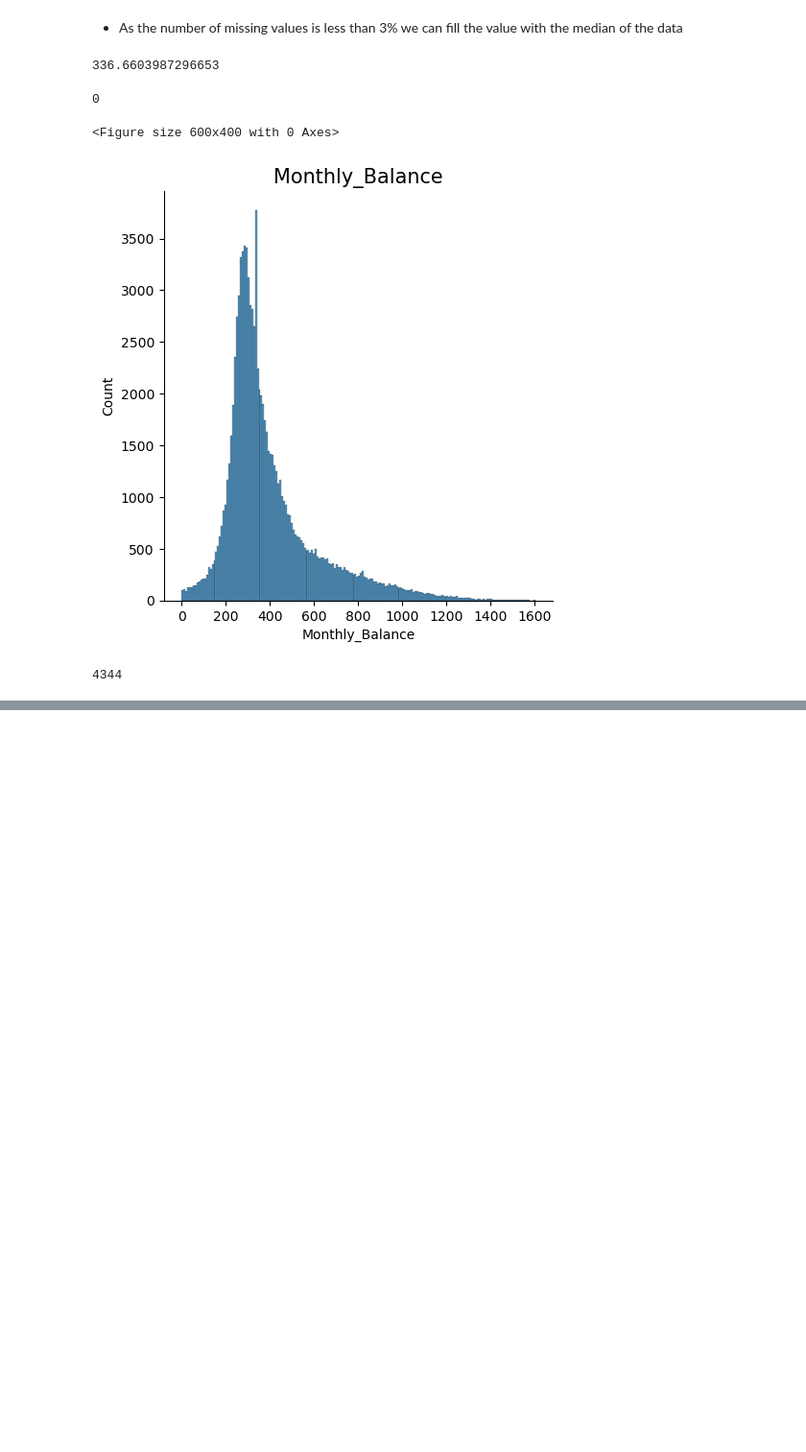
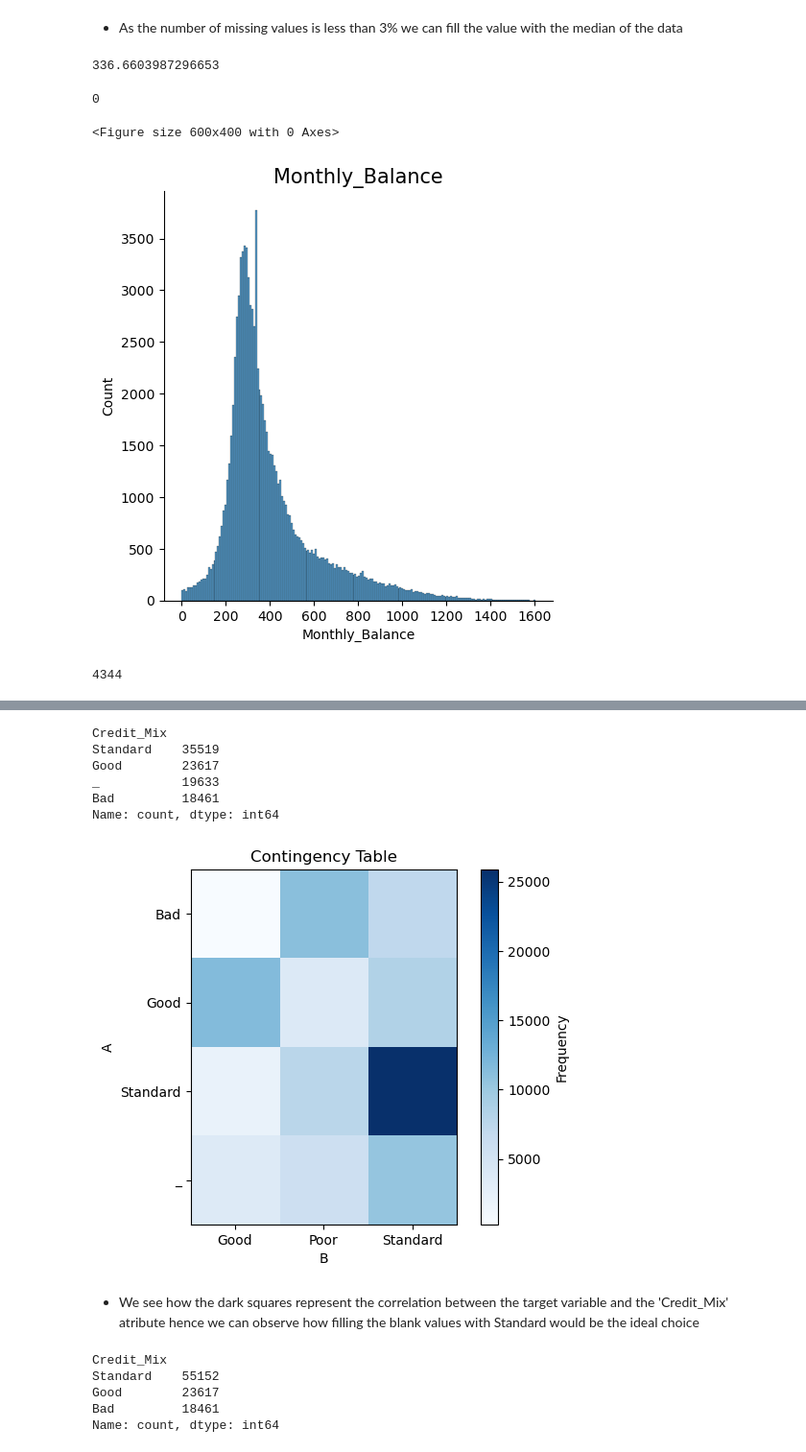
Before and after one commit to SaitejSamudrala/Credit-Score-Classification, a Jupyter notebook: src/main.ipynb, the cells around one changed output, grey strips where cells are left out. Shown: that part at 96% size. Saved outputs shown, nothing was run; the diff lists cells and outputs as text; code cells hidden in the pictures; blank space fills up the shorter version.

```diff
--- a/src/main.ipynb
+++ b/src/main.ipynb
@@ -331,0 +498,3 @@ Name: count, Length: 96042, dtype: int64
+# %%
+train['Payment_of_Min_Amount']=train['Payment_of_Min_Amount'].apply(lambda x:x.replace("NM","No") if "NM" in x else x)
+train['Payment_of_Min_Amount'].value_counts()
@@ -331,0 +522,32 @@ Name: count, Length: 96042, dtype: int64
+# %%
+train['Credit_Mix'].value_counts()
+# %% [output]
+Credit_Mix
+Standard    35519
+Good        23617
+_           19633
+Bad         18461
+Name: count, dtype: int64
+# %%
+contingency_table = pd.crosstab(train['Credit_Mix'], train['Credit_Score'])
+plt.imshow(contingency_table, cmap='Blues', interpolation='nearest')
+plt.colorbar(label='Frequency')
+plt.xlabel('B')
+plt.ylabel('A')
+plt.title('Contingency Table')
+plt.xticks(range(len(contingency_table.columns)), contingency_table.columns)
+plt.yticks(range(len(contingency_table.index)), contingency_table.index)
+plt.show()
+# %% [output]
+[figure, added]
+# %% [markdown]
+- We see how the dark squares represent the correlation between the target variable and the 'Credit_Mix' atribute hence we can observe how filling the blank values with Standard would be the ideal choice
+# %%
+train['Credit_Mix']=train['Credit_Mix'].apply(lambda x:x.replace("_","Standard") if "_" in x else x)
+train['Credit_Mix'].value_counts()
+# %% [output]
+Credit_Mix
+Standard    55152
+Good        23617
+Bad         18461
+Name: count, dtype: int64
```
Also changed, not shown: parts of 28 cells of this notebook.
